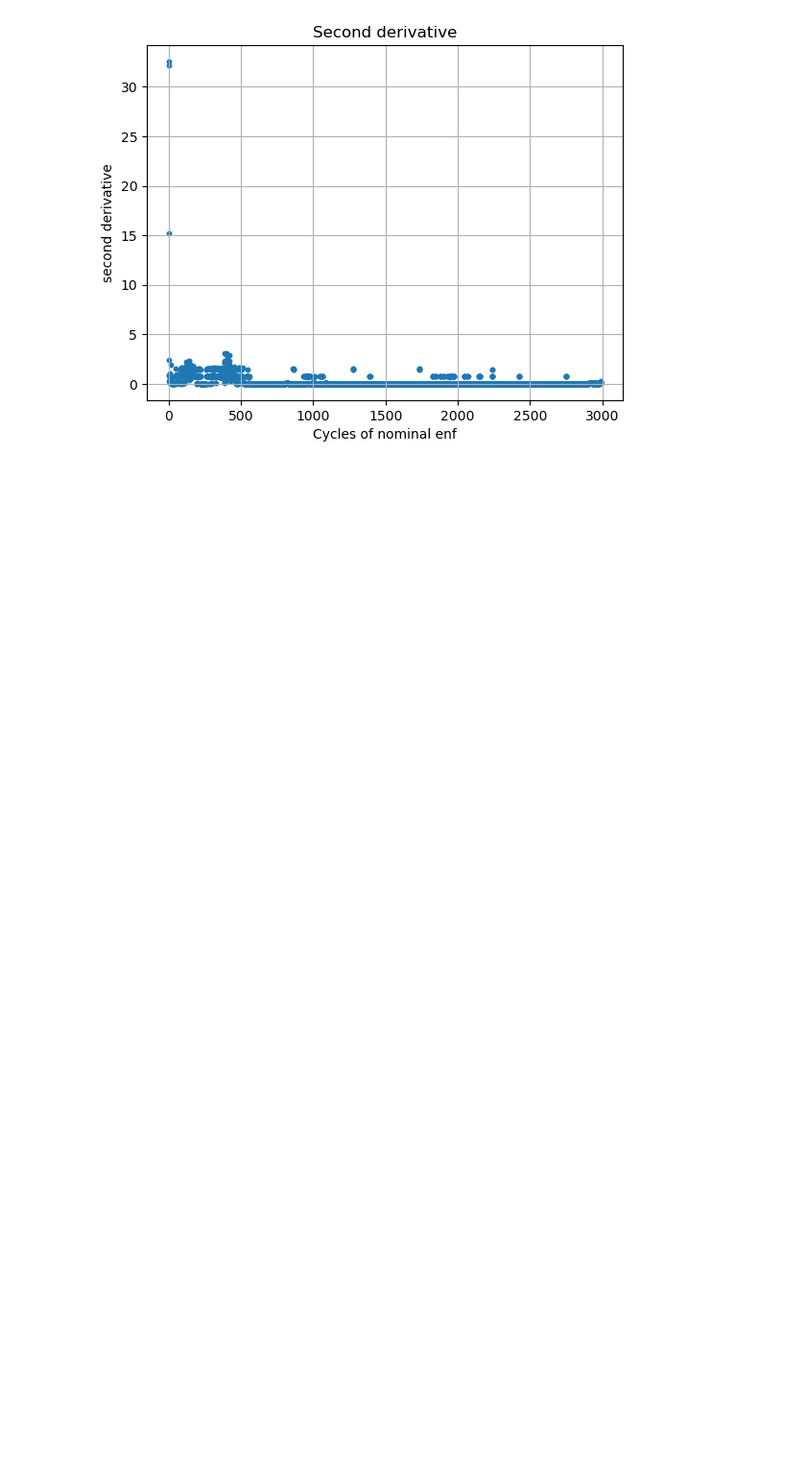
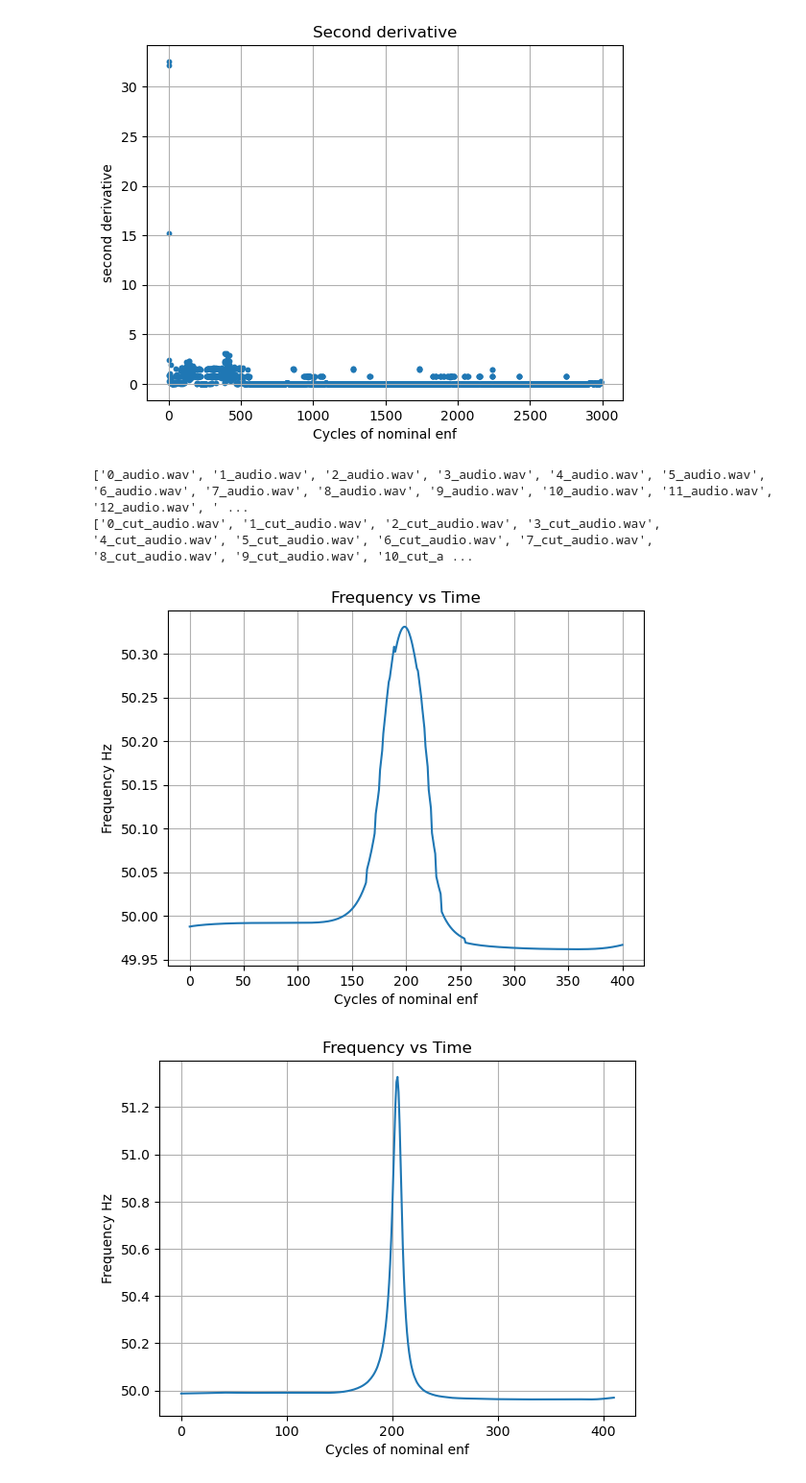
Before and after one commit to Licates/ENFify, a Jupyter notebook: notebooks/ls/0.03_ls_enf-enhancement.ipynb, the cells around one changed output. Shown at 96% size. Drawn from its saved outputs; the diff is of its cells as text; code cells hidden in the pictures; blank space fills up the shorter version.

Commit message:
prepare data for CNN

```diff
--- a/notebooks/ls/0.03_ls_enf-enhancement.ipynb
+++ b/notebooks/ls/0.03_ls_enf-enhancement.ipynb
@@ -376,0 +494,49 @@ phases, x, discontinuities = find_cut_in_phases(phases_denoised, x_denoised)
+# %%
+# Audio Paths
+UNCUT_PATH = (
+    "/home/leo_dacasi/Dokumente/summerofcode/Enfify Data Synced/raw/synthetic/10s/uncut/audio"
+)
+CUT_PATH = "/home/leo_dacasi/Dokumente/summerofcode/Enfify Data Synced/raw/synthetic/10s/cut/audio"
+
+uncut_files = sorted(os.listdir(UNCUT_PATH))
+uncut_files.sort(key=extract_number)
+print(uncut_files)
+
+
+cut_files = sorted(os.listdir(CUT_PATH))
+cut_files.sort(key=cut_extract_number)
+print(cut_files)
+# %% [output]
+['0_audio.wav', '1_audio.wav', '2_audio.wav', '3_audio.wav', '4_audio.wav', '5_audio.wav', '6_audio.wav', '7_audio.wav', '8_audio.wav', '9_audio.wav', '10_audio.wav', '11_audio.wav', '12_audio.wav', ' ...
+['0_cut_audio.wav', '1_cut_audio.wav', '2_cut_audio.wav', '3_cut_audio.wav', '4_cut_audio.wav', '5_cut_audio.wav', '6_cut_audio.wav', '7_cut_audio.wav', '8_cut_audio.wav', '9_cut_audio.wav', '10_cut_a ...
+# %%
+## ENF Preprocessing and enhancement
+# Read
+pth = os.path.join(CUT_PATH, cut_files[3])
+sample_rate, data = wavfile.read(pth)
+
+# Downsampling
+down_sig, down_fs = downsample_ffmpeg(data, sample_rate, DOWNSAMPLE_FS)
+
+# Bandpass
+band_sig = bandpass_filter(down_sig, BNP_LOW, BNP_HIGH, DOWNSAMPLE_FS, BANDPASS_ORDER)
+
+# VMD
+for i in range(5):
+    u_clean, _, _ = VMD(band_sig, ALPHA, TAU, N_MODE, DC, TOL)
+    vmd_sig = u_clean[0]
+
+# RFA
+rfa_sig = RFA(band_sig, DOWNSAMPLE_FS, TAU_RFA, EPSILON, I, F0)
+
+
+freqs = segmented_freq_estimation_DFT1(band_sig, DOWNSAMPLE_FS, NUM_CYCLES, N_DFT, F0)
+plt.plot(freqs[40:-40])
+plt.xlabel("Cycles of nominal enf")
+plt.ylabel("Frequency Hz")
+plt.title("Frequency vs Time")
+plt.grid(True)
+plt.show()
+# %% [output]
+[figure, added]
+[figure, added]
```
Also changed, not shown: parts of 11 cells of this notebook, 8 other files.
